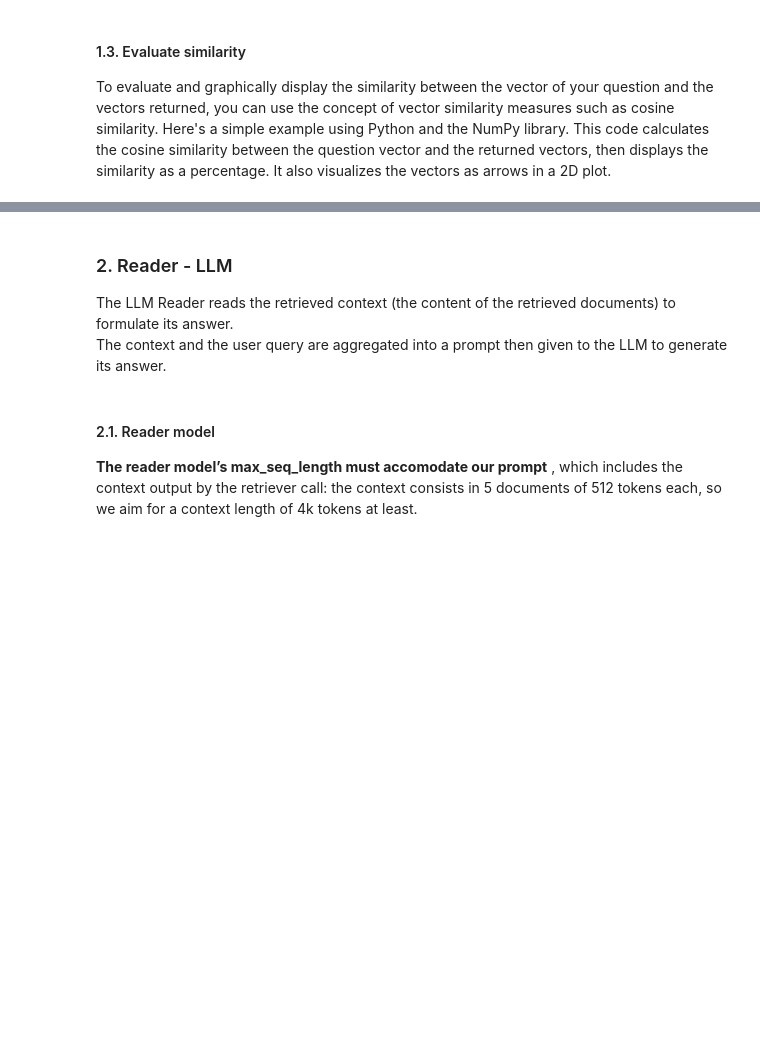
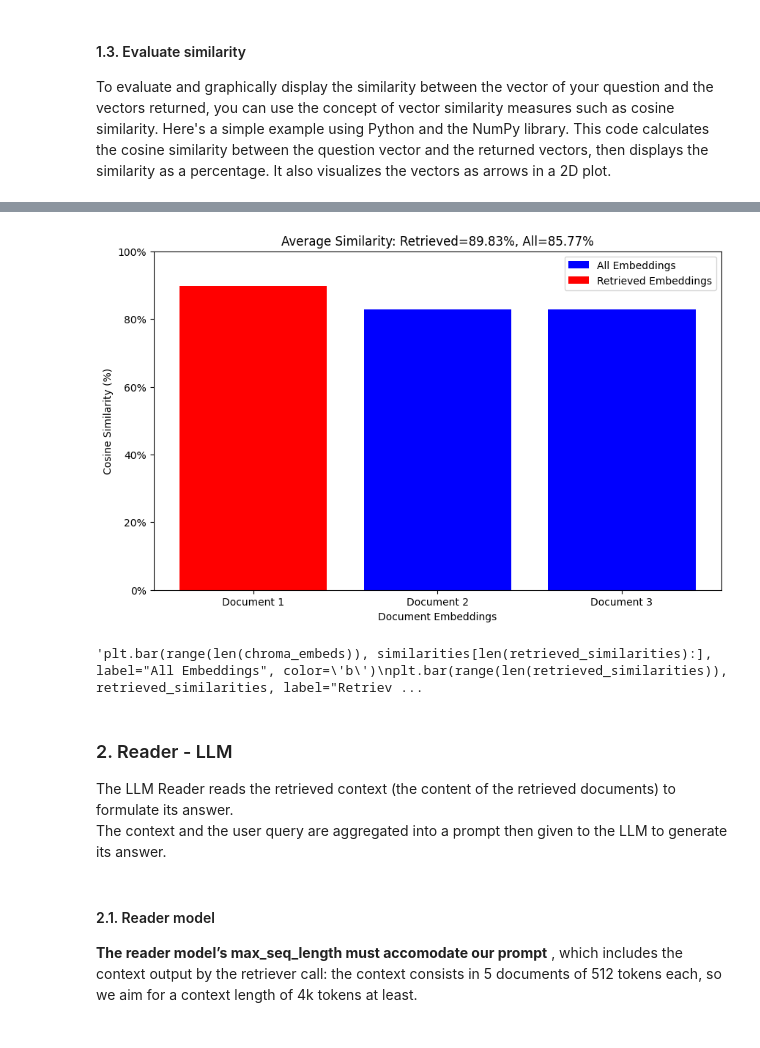
Before and after one commit to cynthiagarciagonzalez/Chatbot, a Jupyter notebook: Chatbot-1.0.0.ipynb, the cells around one changed output, grey strips where cells are left out. Saved outputs shown, nothing was run; the diff lists cells and outputs as text; code cells hidden in the pictures; blank space fills up the shorter version.

Commit message:
Mostrar los resultados con un grafico

```diff
--- a/Chatbot-1.0.0.ipynb
+++ b/Chatbot-1.0.0.ipynb
@@ -172,0 +130,17 @@ plt.show()
+# %%
+from langchain.vectorstores import Chroma
+
+# embed a user query in the same space
+user_query = "What is a hobbit?"
+query_vector = embedding_model.embed_query(user_query)
+
+print(f"\nStarting retrieval for {user_query=}...")
+retrieved_docs = KNOWLEDGE_VECTOR_DATABASE.similarity_search(query=user_query, k=1)
+
+print("\n==================================Top document==================================")
+print(retrieved_docs[0].page_content)
+print("==================================Metadata top document==================================")
+print(retrieved_docs[0].metadata)
+print("==================================All documents==================================")
+for doc in retrieved_docs:
+    print(doc.metadata)
@@ -173,3 +163,57 @@ plt.show()
+# %%
+import numpy as np
+import torch
+import matplotlib.pyplot as plt
+import matplotlib.ticker as ticker
+
+# Load all embeddings from the local Chroma vector store
+chroma_return = KNOWLEDGE_VECTOR_DATABASE.get(include=['embeddings'])
+chroma_embeds = chroma_return['embeddings']
+
+# Convert the retrieved documents to embeddings
+retrieved_docs = KNOWLEDGE_VECTOR_DATABASE.similarity_search(query=user_query, k=1)
+retrieved_embeddings = [embedding_model.embed_query(doc.page_content) for doc in retrieved_docs]
+
+cos = torch.nn.CosineSimilarity(dim=-1, eps=1e-6)
+
+# Calculate the cosine similarity between the user's question and all embeddings in the vector store
+similarities = []
+for embedding in chroma_embeds:
+    if embedding not in retrieved_embeddings:
+        output = cos(torch.tensor(query_vector), torch.tensor(embedding))
+        similarities.append(output.item())
+
+retrieved_similarities = []
+for embedding in retrieved_embeddings:
+    output = cos(torch.tensor(query_vector), torch.tensor(embedding))
+    retrieved_similarities.append(output.item())
+
+# Calculate the average similarity of all embeddings in the vector store
+avg_similarity = np.mean(similarities)
+
+# Calculate the average similarity of the retrieved embeddings
+retrieved_avg_similarity = np.mean(retrieved_similarities)
+
+# Plot the results
+fig, ax = plt.subplots(figsize=(10, 6))
+ax.bar(range(1, len(chroma_embeds)+1), [s*100 for s in similarities[len(retrieved_similarities):]], label="All Embeddings", color='b')
+ax.bar(range(1, len(retrieved_similarities)+1), [s*100 for s in retrieved_similarities], label="Retrieved Embeddings", color='r')
+ax.set_xlabel("Document Embeddings")
+ax.set_ylabel("Cosine Similarity (%)")
+ax.set_title(f"Average Similarity: Retrieved={retrieved_avg_similarity*100:.2f}%, All={avg_similarity*100:.2f}%")
+ax.set_xticks(range(1, len(chroma_embeds)+1))
+ax.set_xticklabels([f"Document {i}" for i in range(1, len(chroma_embeds)+1)])
+ax.legend()
+
+# Set y-axis limits to 0 and 100
+plt.ylim(0, 100)
+
+# Format y-axis ticks as integers
+ax.yaxis.set_major_formatter(ticker.FormatStrFormatter('%d%%'))
+plt.show()
+# %% [output]
+[figure, added]
+'plt.bar(range(len(chroma_embeds)), similarities[len(retrieved_similarities):], label="All Embeddings", color=\'b\')\nplt.bar(range(len(retrieved_similarities)), retrieved_similarities, label="Retriev ...
 # %% [markdown]
 ### 2. Reader - LLM
 The LLM Reader reads the retrieved context (the content of the retrieved documents) to formulate its answer. <br>
```
Also changed, not shown: parts of 8 cells of this notebook, 2 other files.
